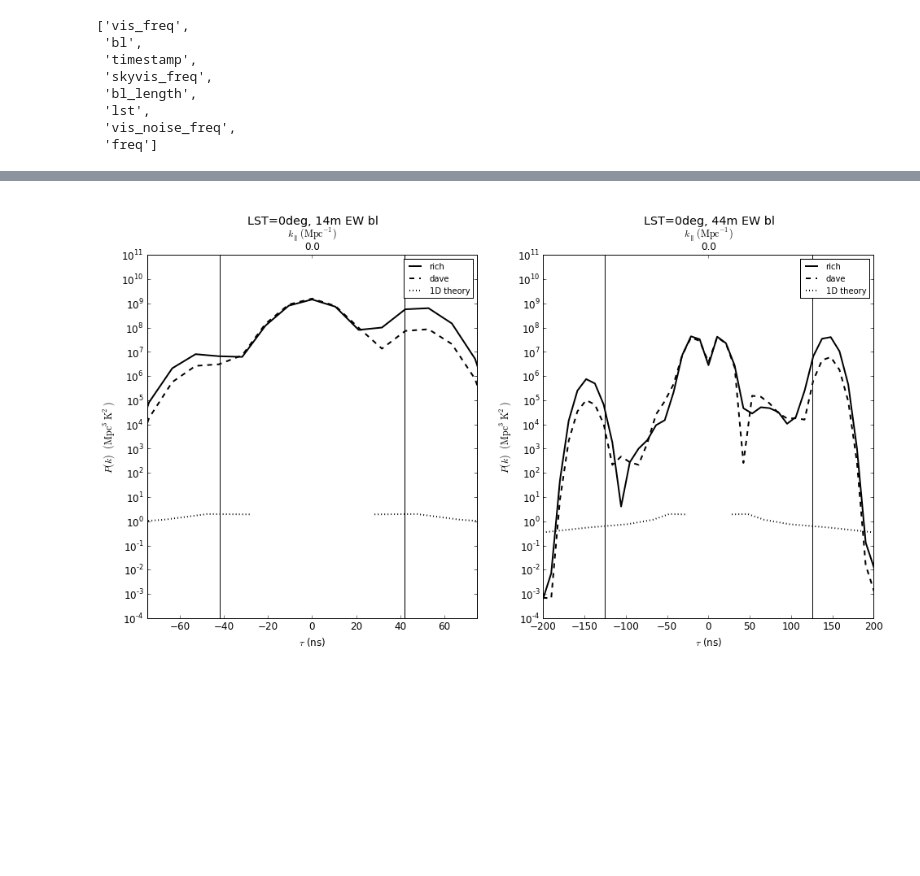
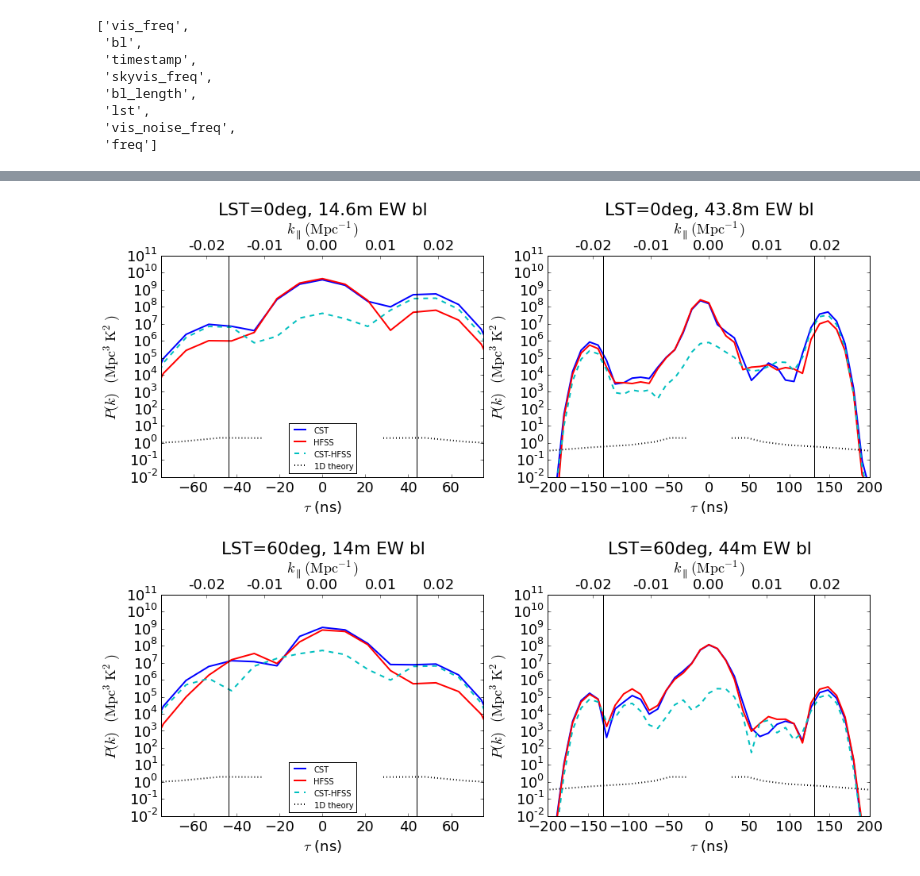
Before and after one commit to aewallwi/DishPapers, a Jupyter notebook: DishBeamMeasurements/paper/plot_nithya_simulated_visibilities.ipynb, the cells around one changed output, grey strips where cells are left out. Saved outputs shown, nothing was run; the diff lists cells and outputs as text; code cells hidden in the pictures; blank space fills up the shorter version.

Commit message:
change to use nithyas simulations

```diff
--- a/DishBeamMeasurements/paper/plot_nithya_simulated_visibilities.ipynb
+++ b/DishBeamMeasurements/paper/plot_nithya_simulated_visibilities.ipynb
@@ -80,24 +84,24 @@ def vis_to_delay_spec(vis,A):
 # %%
 matplotlib.rcParams.update({'font.size': 18})
 
-def plotjunk(ax,hordelay,myxlim):
+def plotjunk(ax,hordelay,myxlim,showlegend=False):
     # cosmology power spectra
     ax.semilogy(theorydelays,theorypowerspectrum*1.e-6,'k:',linewidth=2,label='1D theory')
     ax.semilogy(-theorydelays,theorypowerspectrum*1.e-6,'k:',linewidth=2)
-    plt.legend(fontsize=10)
+    if showlegend: plt.legend(fontsize=10,loc=8)
 
     # other plotting stuff
     ax.semilogy([-hordelay,-hordelay],[1.e-6,2.e18],'k-')
     ax.semilogy([hordelay,hordelay],[1.e-6,2.e18],'k-')
-    plt.ylim([1.e-4,1.e11])
+    plt.ylim([1.e-2,1.e11])
     plt.xlim(myxlim)
     plt.xlabel(r"$\tau$ (ns)")
     plt.ylabel(r"$P(k)$  $(\mathrm{Mpc}^3 \mathrm{K}^2)$")
     ax2 = ax.twiny()
     delayticks = ax.get_xticks()
-    kparaticks = array([-.6,-.5,-.4,-.3,-.2,-.1,0,.1,.2,.3,.4,.5,.6])
+    kparaticks = array([-.03,-.02,-.01,0,.01,.02,.03])
     kparaticksdelays = kparaticks*(1+z)**2/(H0overc*2*pi*1420.e6*Ez)*1.e9
     ax2.set_xticks(kparaticksdelays)
     ax2.set_xbound(ax1.get_xbound())
-    ax2.set_xticklabels(["%.1f"%kpara for kpara in kparaticks])
+    ax2.set_xticklabels(["%.2f"%kpara for kpara in kparaticks])
     ax2.set_xlabel(r"$k_\parallel$ $(\mathrm{Mpc}^{-1})$")
@@ -127,0 +118,7 @@ visdatrich['lst'][18]
+# %%
+LSTindex0deg = 67
+LSTindex38deg = 75
+LSTindex60deg = 0
+print visdatrich['lst'][LSTindex0deg]
+print visdatrich['lst'][LSTindex60deg]
+print visdatrich['lst'][LSTindex38deg]
@@ -137,22 +171,52 @@ plt.title('Nithya visibilities, LST=0, Rich beam')
+# %%
+fig = plt.figure(num=None, figsize=(16, 5), dpi=80)
+
+delays,visrich_delayspec_shortbl = vis_to_delay_spec(visdatrich['skyvis_freq'][0,desiredindices,LSTindex0deg],richarea)
+delays,visdave_delayspec_shortbl = vis_to_delay_spec(visdatdave['skyvis_freq'][0,desiredindices,LSTindex0deg],davearea)
+
+delays,visrich_delayspec_longbl = vis_to_delay_spec(visdatrich['skyvis_freq'][17,desiredindices,LSTindex0deg],richarea)
+delays,visdave_delayspec_longbl = vis_to_delay_spec(visdatdave['skyvis_freq'][17,desiredindices,LSTindex0deg],davearea)
+
+ax1 = fig.add_subplot(121)
+ax1.semilogy(delays, abs(visrich_delayspec_shortbl)**2 ,'b',linewidth=2,label='CST')
+ax1.semilogy(delays, abs(visdave_delayspec_shortbl)**2 ,'r',linewidth=2,label='HFSS')
+ax1.semilogy(delays, abs(visrich_delayspec_shortbl-visdave_delayspec_shortbl)**2 ,'c--',linewidth=2,label='CST-HFSS')
+plt.title('LST=0deg, 14.6m EW bl\n\n')
+plotjunk(ax1,14.6*3.,[-75.,75.],showlegend=True)
+
+ax11 = fig.add_subplot(122)
+ax11.semilogy(delays, abs(visrich_delayspec_longbl)**2 ,'b',linewidth=2,label='CST')
+ax11.semilogy(delays, abs(visdave_delayspec_longbl)**2 ,'r',linewidth=2,label='HFSS')
+ax11.semilogy(delays, abs(visrich_delayspec_longbl-visdave_delayspec_longbl)**2 ,'c--',linewidth=2,label='CST-HFSS')
+plt.title('LST=0deg, 43.8m EW bl\n\n')
+plotjunk(ax11,43.8*3.,[-200,200.])
+
+plt.savefig('nithya_fg_pspec_lst0deg.pdf',bbox_inches='tight')
+# %% [output]
+[figure, added]
 # %%
-fig = plt.figure(num=None, figsize=(16, 8), dpi=80)
+fig = plt.figure(num=None, figsize=(16, 5), dpi=80)
 
-delays,visrich_delayspec_shortbl = vis_to_delay_spec(visdatrich['skyvis_freq'][0,desiredindices,0],richarea)
-delays,visdave_delayspec_shortbl = vis_to_delay_spec(visdatdave['skyvis_freq'][0,desiredindices,0],davearea)
+delays,visrich_delayspec_shortbl = vis_to_delay_spec(visdatrich['skyvis_freq'][0,desiredindices,LSTindex60deg],richarea)
+delays,visdave_delayspec_shortbl = vis_to_delay_spec(visdatdave['skyvis_freq'][0,desiredindices,LSTindex60deg],davearea)
 
-delays,visrich_delayspec_longbl = vis_to_delay_spec(visdatrich['skyvis_freq'][17,desiredindices,0],richarea)
-delays,visdave_delayspec_longbl = vis_to_delay_spec(visdatdave['skyvis_freq'][17,desiredindices,0],davearea)
+delays,visrich_delayspec_longbl = vis_to_delay_spec(visdatrich['skyvis_freq'][17,desiredindices,LSTindex60deg],richarea)
+delays,visdave_delayspec_longbl = vis_to_delay_spec(visdatdave['skyvis_freq'][17,desiredindices,LSTindex60deg],davearea)
 
 ax1 = fig.add_subplot(121)
-ax1.semilogy(delays, abs(visrich_delayspec_shortbl)**2 ,'k-',linewidth=2,label='rich')
-ax1.semilogy(delays, abs(visdave_delayspec_shortbl)**2 ,'k--',linewidth=2,label='dave')
-plt.title('\nLST=0deg, 14m EW bl\n\n')
-plotjunk(ax1,14*3.,[-75.,75.])
+ax1.semilogy(delays, abs(visrich_delayspec_shortbl)**2 ,'b',linewidth=2,label='CST')
+ax1.semilogy(delays, abs(visdave_delayspec_shortbl)**2 ,'r',linewidth=2,label='HFSS')
+ax1.semilogy(delays, abs(visrich_delayspec_shortbl-visdave_delayspec_shortbl)**2 ,'c--',linewidth=2,label='CST-HFSS')
+plt.title('LST=60deg, 14m EW bl\n\n')
+plotjunk(ax1,14.6*3.,[-75.,75.],showlegend=True)
 
 ax11 = fig.add_subplot(122)
-ax11.semilogy(delays, abs(visrich_delayspec_longbl)**2 ,'k-',linewidth=2,label='rich')
-ax11.semilogy(delays, abs(visdave_delayspec_longbl)**2 ,'k--',linewidth=2,label='dave')
-plt.title('\nLST=0deg, 44m EW bl\n\n')
-plotjunk(ax11,42*3.,[-200,200.])
+ax11.semilogy(delays, abs(visrich_delayspec_longbl)**2 ,'b',linewidth=2,label='CST')
+ax11.semilogy(delays, abs(visdave_delayspec_longbl)**2 ,'r',linewidth=2,label='HFSS')
+ax11.semilogy(delays, abs(visrich_delayspec_longbl-visdave_delayspec_longbl)**2 ,'c--',linewidth=2,label='CST-HFSS')
+plt.title('LST=60deg, 44m EW bl\n\n')
+plotjunk(ax11,43.8*3.,[-200,200.])
+
+plt.savefig('nithya_fg_pspec_lst60deg.pdf',bbox_inches='tight')
 # %% [output]
-[figure, old version]
+[figure, new version]
```
Also changed, not shown: parts of 10 cells of this notebook, 6 other files.
